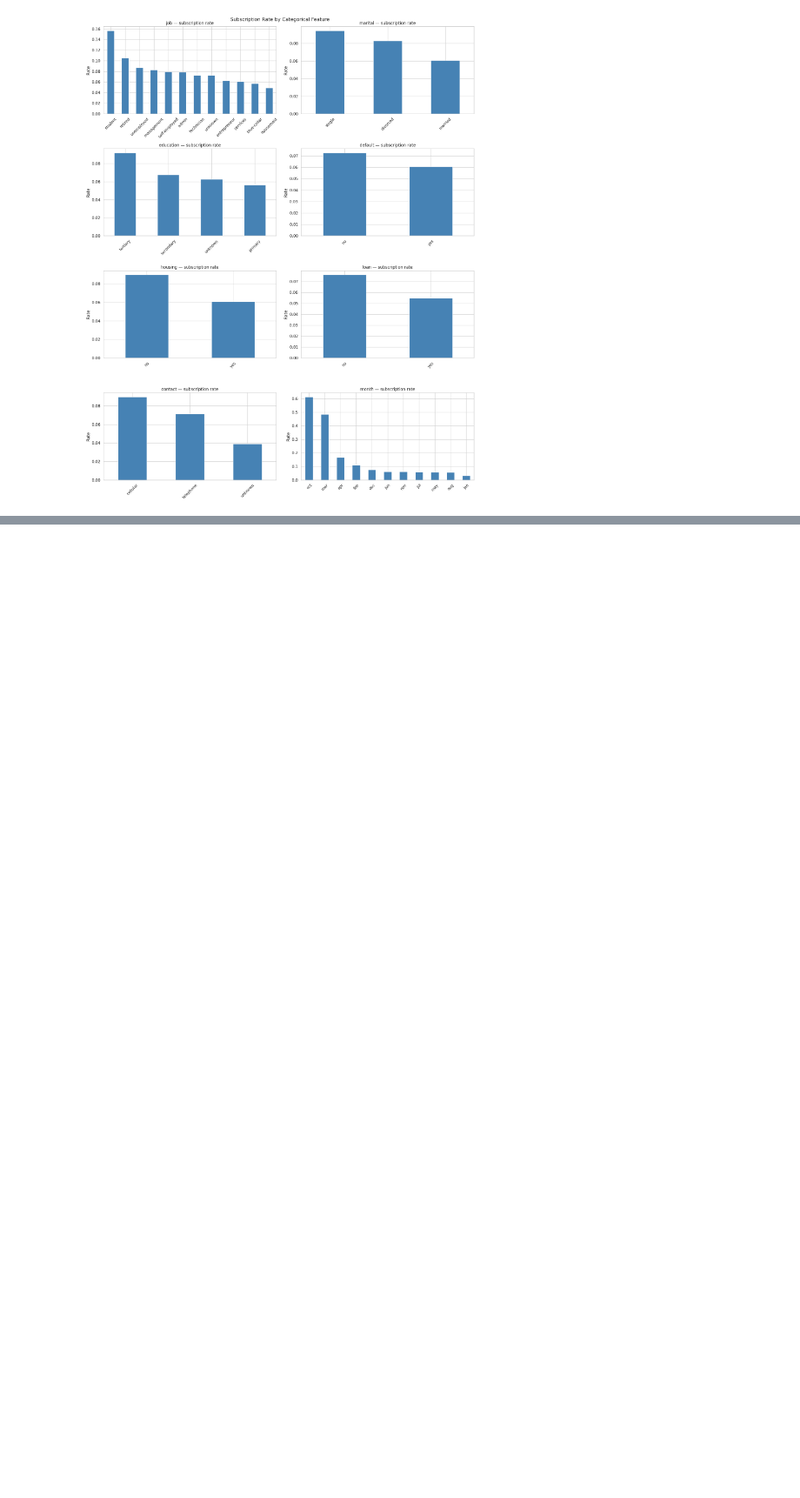
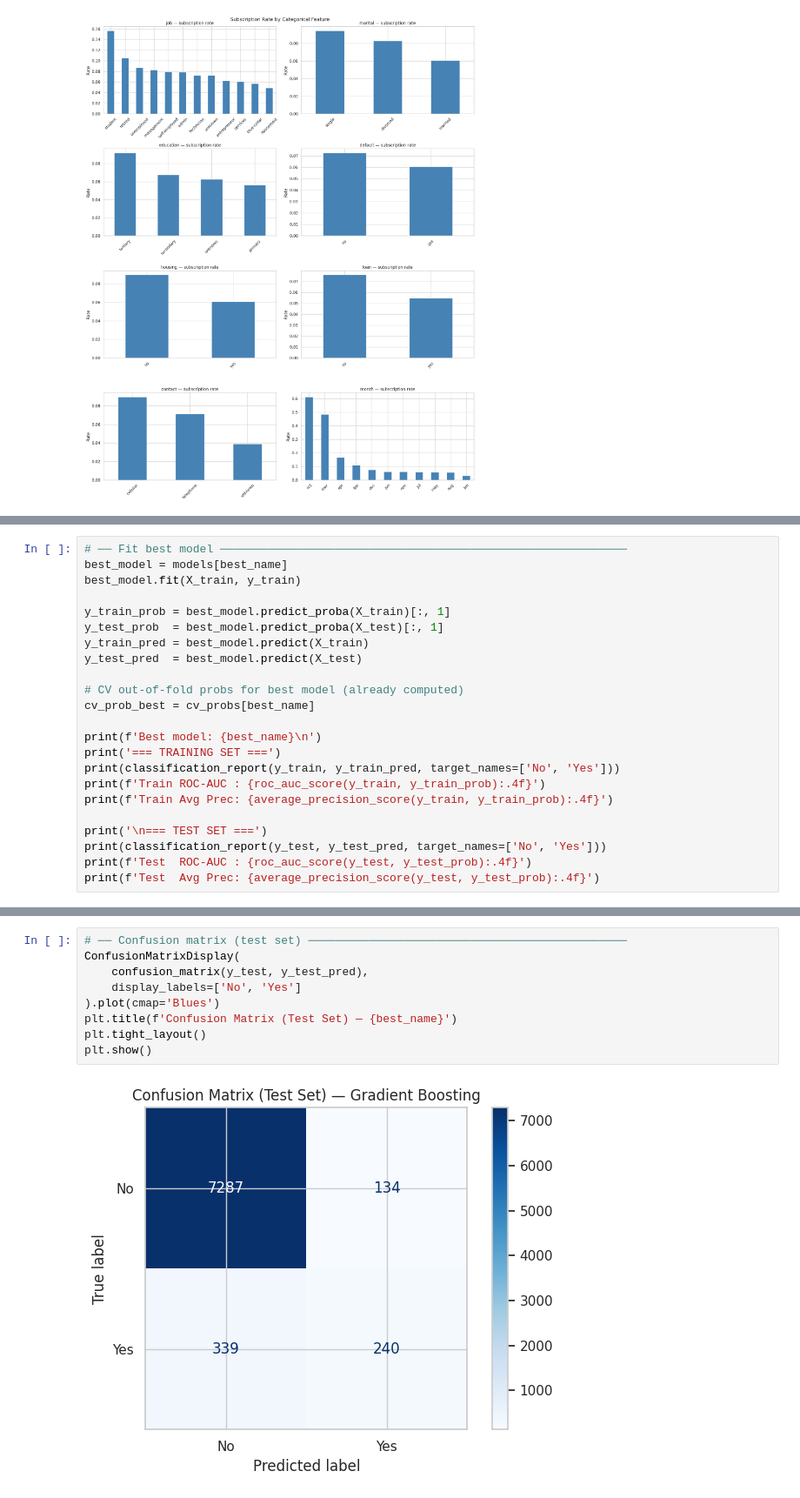
Before and after one commit to diomani-ouattara/Portfolio-Data-scientist, a Jupyter notebook: term_deposit_ml.ipynb, the cells around one changed output, grey strips where cells are left out. Shown at 87% size. Drawn from its saved outputs; the diff is of its cells as text; blank space fills up the shorter version.

```diff
--- a/term_deposit_ml.ipynb
+++ b/term_deposit_ml.ipynb
@@ -474,0 +343,23 @@ Uplift                  : 2.78x
+# %%
+# ── Fit best model ────────────────────────────────────────────────────────────
+best_model = models[best_name]
+best_model.fit(X_train, y_train)
+
+y_train_prob = best_model.predict_proba(X_train)[:, 1]
+y_test_prob  = best_model.predict_proba(X_test)[:, 1]
+y_train_pred = best_model.predict(X_train)
+y_test_pred  = best_model.predict(X_test)
+
+# CV out-of-fold probs for best model (already computed)
+cv_prob_best = cv_probs[best_name]
+
+print(f'Best model: {best_name}\n')
+print('=== TRAINING SET ===')
+print(classification_report(y_train, y_train_pred, target_names=['No', 'Yes']))
+print(f'Train ROC-AUC : {roc_auc_score(y_train, y_train_prob):.4f}')
+print(f'Train Avg Prec: {average_precision_score(y_train, y_train_prob):.4f}')
+
+print('\n=== TEST SET ===')
+print(classification_report(y_test, y_test_pred, target_names=['No', 'Yes']))
+print(f'Test  ROC-AUC : {roc_auc_score(y_test, y_test_prob):.4f}')
+print(f'Test  Avg Prec: {average_precision_score(y_test, y_test_prob):.4f}')
@@ -474,0 +413,11 @@ Uplift                  : 2.78x
+# %%
+# ── Confusion matrix (test set) ───────────────────────────────────────────────
+ConfusionMatrixDisplay(
+    confusion_matrix(y_test, y_test_pred),
+    display_labels=['No', 'Yes']
+).plot(cmap='Blues')
+plt.title(f'Confusion Matrix (Test Set) — {best_name}')
+plt.tight_layout()
+plt.show()
+# %% [output]
+[figure, added]
```
Also changed, not shown: parts of 58 cells of this notebook.
